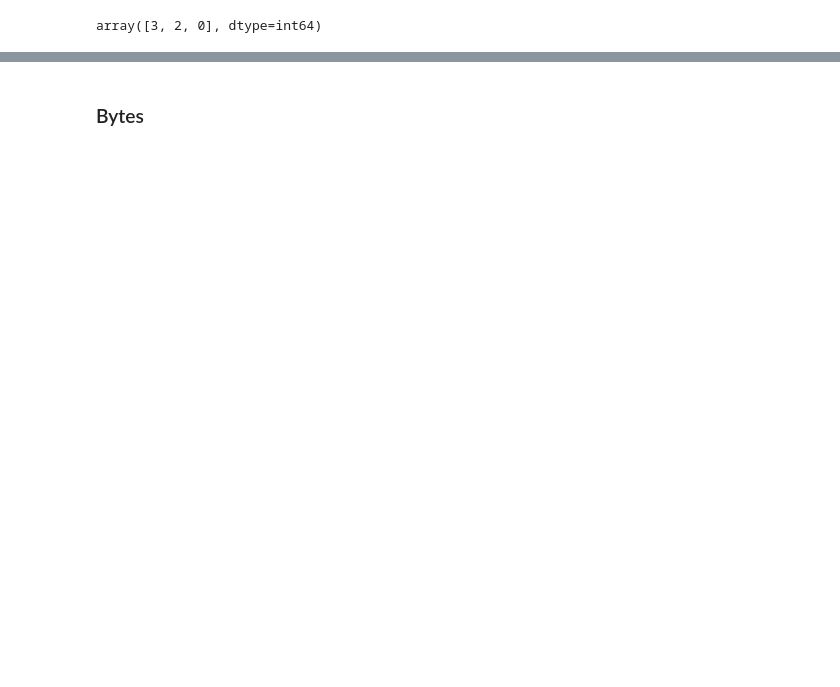
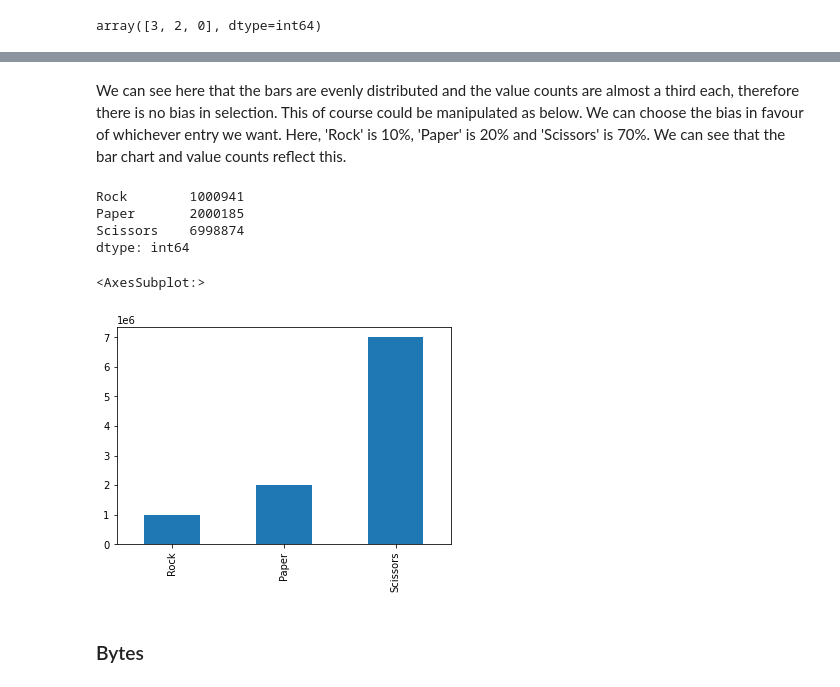
Before and after one commit to Cormac88/the-numpy.random-package, a Jupyter notebook: numpy.random.ipynb, the cells around one changed output, grey strips where cells are left out. Saved outputs shown, nothing was run; the diff lists cells and outputs as text; code cells hidden in the pictures; blank space fills up the shorter version.

```diff
--- a/numpy.random.ipynb
+++ b/numpy.random.ipynb
@@ -528,2 +585,18 @@ array(['pooh', 'pooh', 'pooh', 'pooh', 'pooh'], dtype='<U11')
+# %% [markdown]
+We can see here that the bars are evenly distributed and the value counts are almost a third each, therefore there is no bias in selection. This of course could be manipulated as below. We can choose the bias in favour of whichever entry we want. Here, 'Rock' is 10%, 'Paper' is 20% and  'Scissors' is 70%. We can see that the bar chart and value counts reflect this.
+# %%
+s = Series(rng.choice(['Rock', 'Paper', 'Scissors'], size = 10000000,
+                      p = [0.10, 0.20, 0.70]))
+vc = s.value_counts()
+vc = vc[['Rock', 'Paper', 'Scissors']]
+print(vc)
+vc.plot.bar()
+# %% [output]
+Rock        1000941
+Paper       2000185
+Scissors    6998874
+dtype: int64
+<AxesSubplot:>
+[figure, added]
 # %% [markdown]
 ### Bytes
```
Also changed, not shown: parts of 57 cells of this notebook.
